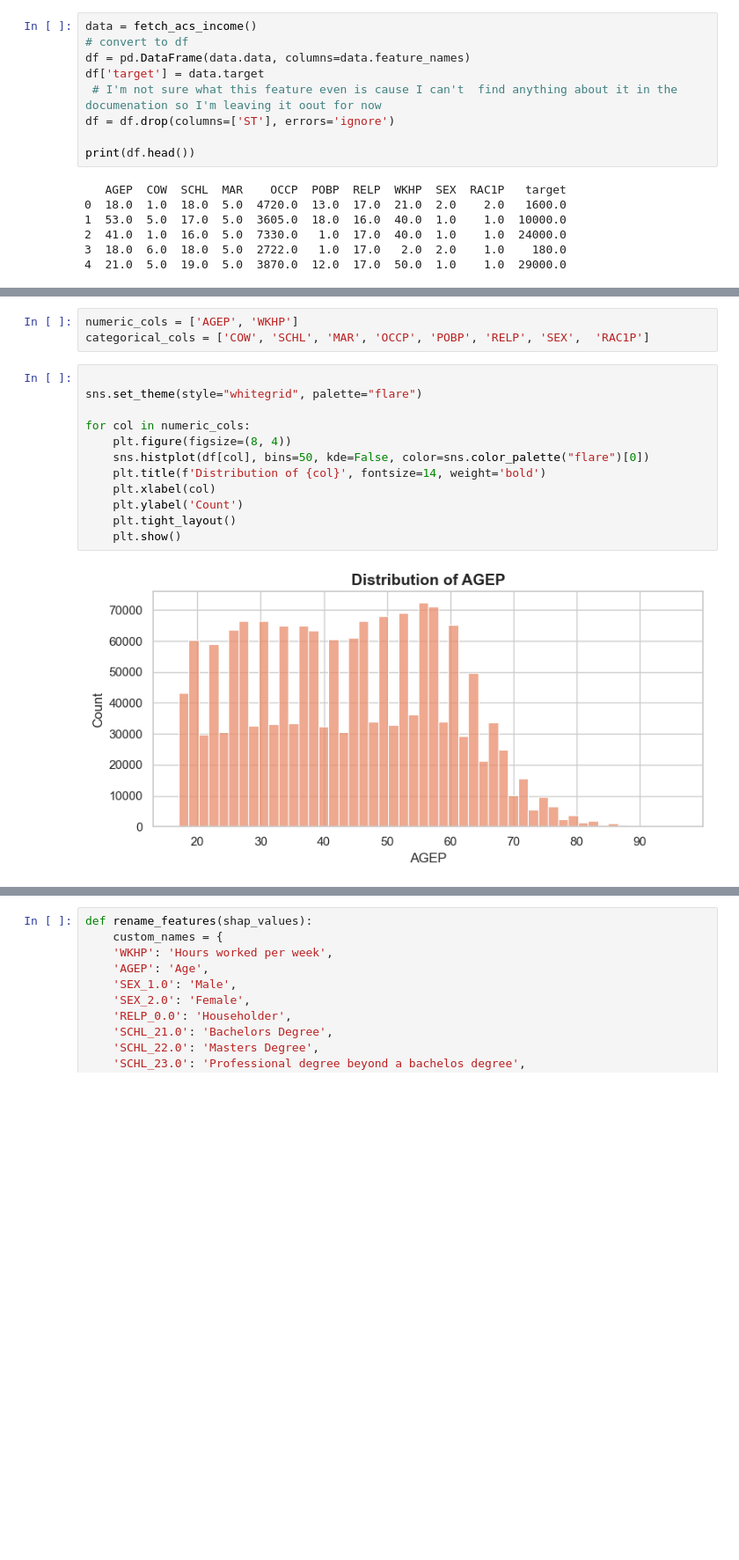
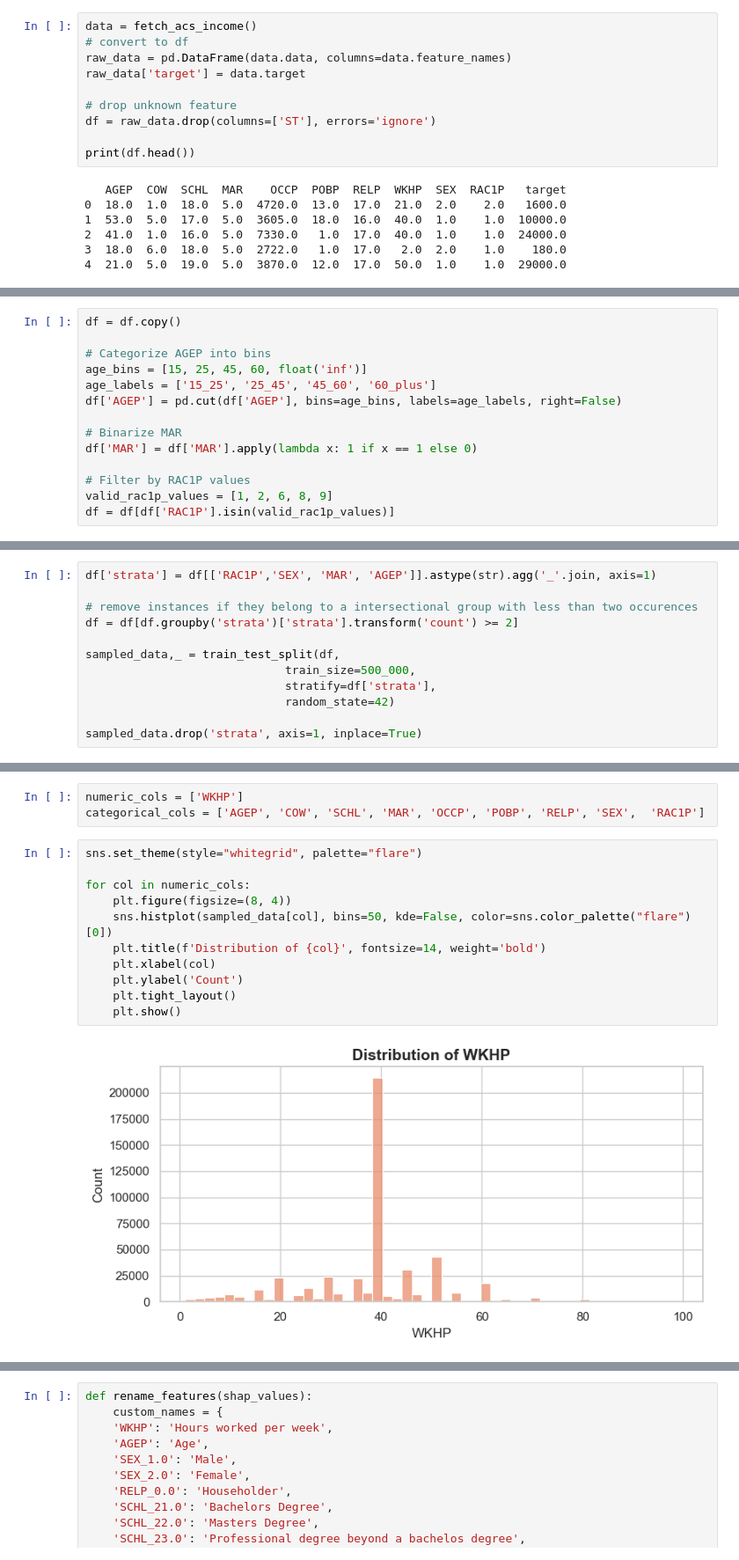
Before and after one commit to antisocialites/HCML, a Jupyter notebook: XGBoost/ACSIncome.ipynb, the cells around one changed output, grey strips where cells are left out. Shown at 88% size. Drawn from its saved outputs; the diff is of its cells as text; blank space fills up the shorter version.

```diff
--- a/XGBoost/ACSIncome.ipynb
+++ b/XGBoost/ACSIncome.ipynb
@@ -36,10 +41,11 @@ from xgboost import XGBRegressor, XGBClassifier #continuous values?
 # %%
 data = fetch_acs_income()
 # convert to df
-df = pd.DataFrame(data.data, columns=data.feature_names)
-df['target'] = data.target
- # I'm not sure what this feature even is cause I can't  find anything about it in the documenation so I'm leaving it oout for now
-df = df.drop(columns=['ST'], errors='ignore')
+raw_data = pd.DataFrame(data.data, columns=data.feature_names)
+raw_data['target'] = data.target
+
+# drop unknown feature
+df = raw_data.drop(columns=['ST'], errors='ignore')
 
 print(df.head())
 # %% [output]
@@ -51,0 +78,14 @@ print(df.head())
+# %%
+df = df.copy()
+
+# Categorize AGEP into bins
+age_bins = [15, 25, 45, 60, float('inf')]
+age_labels = ['15_25', '25_45', '45_60', '60_plus']
+df['AGEP'] = pd.cut(df['AGEP'], bins=age_bins, labels=age_labels, right=False)
+
+# Binarize MAR
+df['MAR'] = df['MAR'].apply(lambda x: 1 if x == 1 else 0)
+
+# Filter by RAC1P values
+valid_rac1p_values = [1, 2, 6, 8, 9]
+df = df[df['RAC1P'].isin(valid_rac1p_values)]
@@ -51,0 +94,12 @@ print(df.head())
+# %%
+df['strata'] = df[['RAC1P','SEX', 'MAR', 'AGEP']].astype(str).agg('_'.join, axis=1)
+
+# remove instances if they belong to a intersectional group with less than two occurences
+df = df[df.groupby('strata')['strata'].transform('count') >= 2]
+
+sampled_data,_ = train_test_split(df,
+                             train_size=500_000,
+                             stratify=df['strata'],
+                             random_state=42)
+
+sampled_data.drop('strata', axis=1, inplace=True)
@@ -85,17 +155,16 @@ Name: count, Length: 529, dtype: int64
 # %%
-numeric_cols = ['AGEP', 'WKHP']
-categorical_cols = ['COW', 'SCHL', 'MAR', 'OCCP', 'POBP', 'RELP', 'SEX',  'RAC1P']
+numeric_cols = ['WKHP']
+categorical_cols = ['AGEP', 'COW', 'SCHL', 'MAR', 'OCCP', 'POBP', 'RELP', 'SEX',  'RAC1P']
 # %%
-
 sns.set_theme(style="whitegrid", palette="flare")
 
 for col in numeric_cols:
     plt.figure(figsize=(8, 4))
-    sns.histplot(df[col], bins=50, kde=False, color=sns.color_palette("flare")[0])
+    sns.histplot(sampled_data[col], bins=50, kde=False, color=sns.color_palette("flare")[0])
     plt.title(f'Distribution of {col}', fontsize=14, weight='bold')
     plt.xlabel(col)
     plt.ylabel('Count')
     plt.tight_layout()
     plt.show()
 # %% [output]
-[figure, old version]
+[figure, new version]
```
Also changed, not shown: parts of 94 cells of this notebook.
